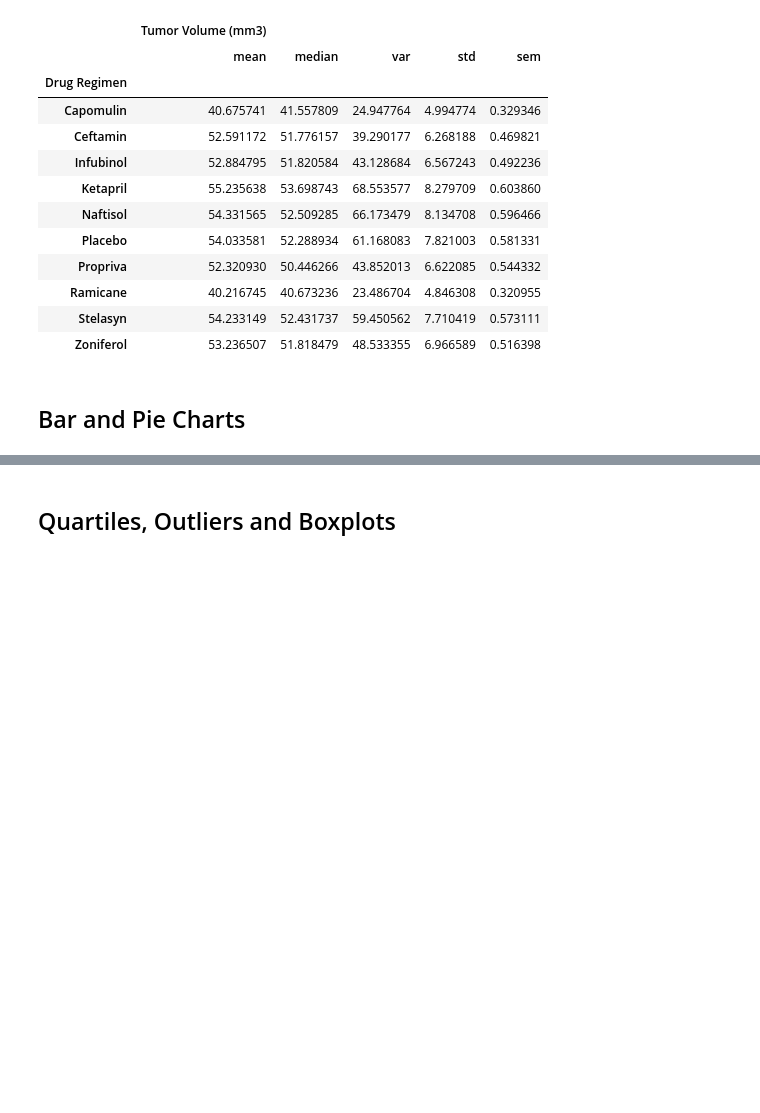
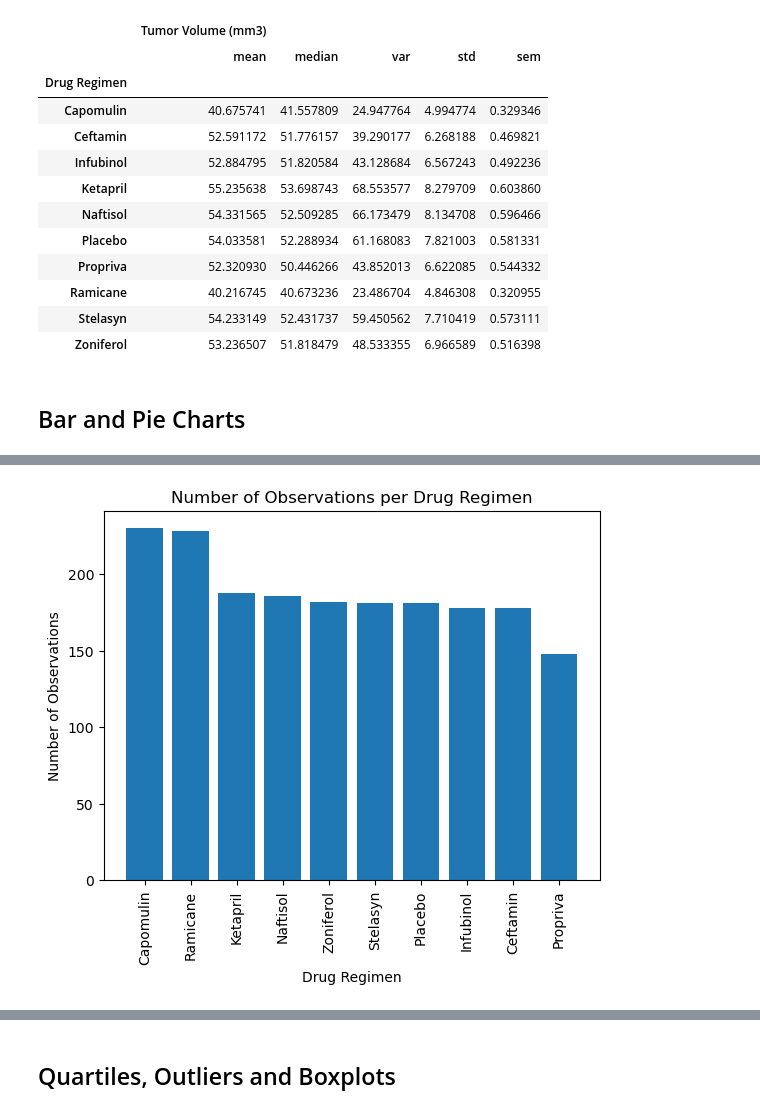
Before and after one commit to AdamKarner/data_visualization-challenge, a Jupyter notebook: Pymaceuticals/pymaceuticals.ipynb, the cells around one changed output, grey strips where cells are left out. Drawn from its saved outputs; the diff is of its cells as text; code cells hidden in the pictures; blank space fills up the shorter version.

```diff
--- a/Pymaceuticals/pymaceuticals.ipynb
+++ b/Pymaceuticals/pymaceuticals.ipynb
@@ -158,0 +179,19 @@ summary_stats
+# %%
+# Generate a bar plot showing the total number of rows (Mouse ID/Timepoints) for each drug regimen using pyplot.
+
+# Count the occurrences of each 'Drug Regimen' in the 'summary_results_cleaned' DataFrame
+drug_counts = summary_results_cleaned['Drug Regimen'].value_counts()
+
+# Plot the bar chart
+plt.bar(drug_counts.index, drug_counts.values)
+
+# Set the title, axis labels, and xtick settings
+plt.title('Number of Observations per Drug Regimen')
+plt.xlabel('Drug Regimen')
+plt.ylabel('Number of Observations')
+plt.xticks(rotation=90)
+
+# Display the bar chart
+plt.show()
+# %% [output]
+[figure, added]
```
Also changed, not shown: parts of 23 cells of this notebook, 1 other file.
